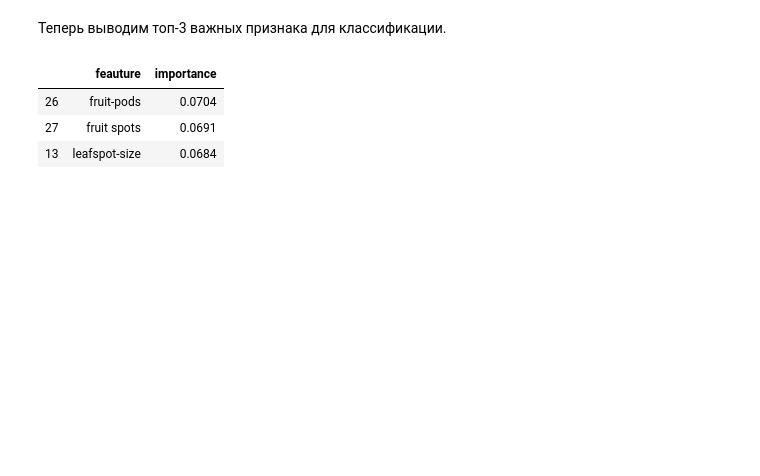
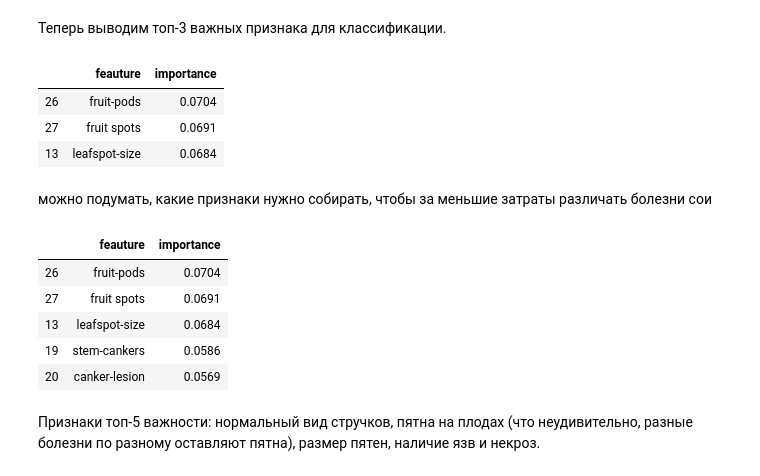
Before and after one commit to alexandretsarev/BI_2019_stat_R, a Jupyter notebook: ML_HW_04.ipynb, the cells around one changed output. Cells and saved outputs as stored; diff of their text form; code cells hidden in the pictures; blank space fills up the shorter version.

```diff
--- a/ML_HW_04.ipynb
+++ b/ML_HW_04.ipynb
@@ -277,3 +277,17 @@ feature_imp_exctraction(best_rf,X).iloc[:3,]
 | 26 | fruit-pods | 0.0704 |
 | 27 | fruit spots | 0.0691 |
 | 13 | leafspot-size | 0.0684 |
+# %% [markdown]
+можно подумать, какие признаки нужно собирать, чтобы за меньшие затраты различать болезни сои
+# %%
+# посмотрим какие признаки являются самыми важными в классификации болезней (посмотрим топ-5)
+feature_imp_exctraction(best_rf,X).iloc[:5,]
+# %% [output]
+|  | feauture | importance |
+| 26 | fruit-pods | 0.0704 |
+| 27 | fruit spots | 0.0691 |
+| 13 | leafspot-size | 0.0684 |
+| 19 | stem-cankers | 0.0586 |
+| 20 | canker-lesion | 0.0569 |
+# %% [markdown]
+Признаки топ-5 важности: нормальный вид стручков, пятна на плодах (что неудивительно, разные болезни по разному оставляют пятна), размер пятен, наличие язв и некроз.
```
Also changed, not shown: parts of 2 cells of this notebook.
